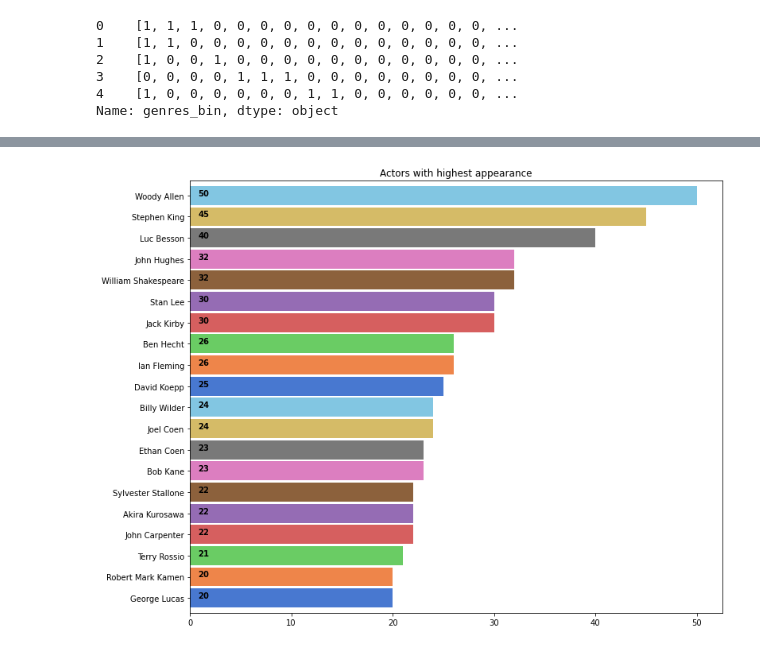
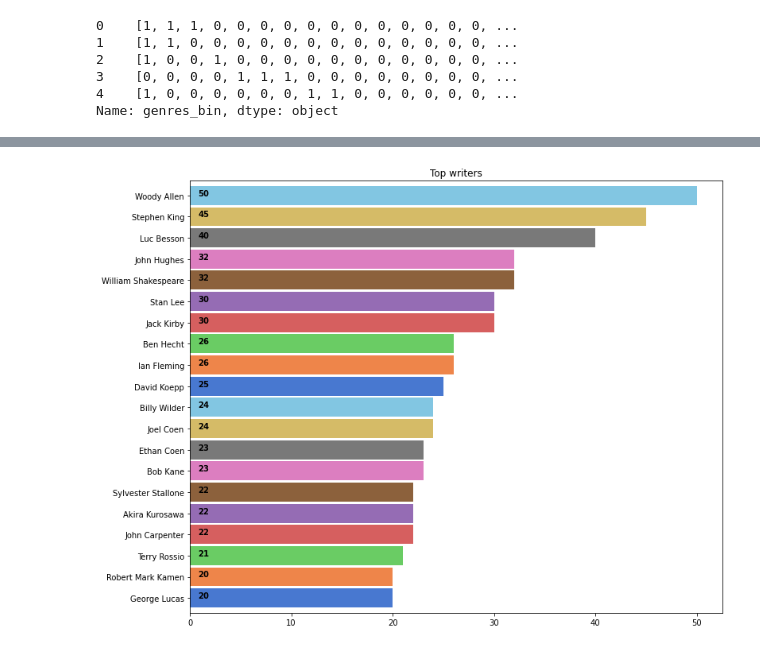
Before and after one commit to rafaello166/KNN, a Jupyter notebook: KNN.ipynb, the cells around one changed output, grey strips where cells are left out. Drawn from its saved outputs; the diff is of its cells as text; code cells hidden in the pictures.

```diff
--- a/KNN.ipynb
+++ b/KNN.ipynb
@@ -385,11 +387,11 @@ database['writers'] = database['writers'].str.split(',')
 # %%
 plotWritersData=[]
 for i in tab_writers:
     plotWritersData.append(i)
 
-DataSet.drawPlot(plotWritersData, 'Actors with highest appearance', True, 20)
+DataSet.drawPlot(plotWritersData, 'Top writers', True, 20)
 # %% [output]
-[figure, old version]
+[figure, new version]
 # %%
 writerList = []
 for writer in tab_writers:
```
Also changed, not shown: parts of 3 cells of this notebook.
